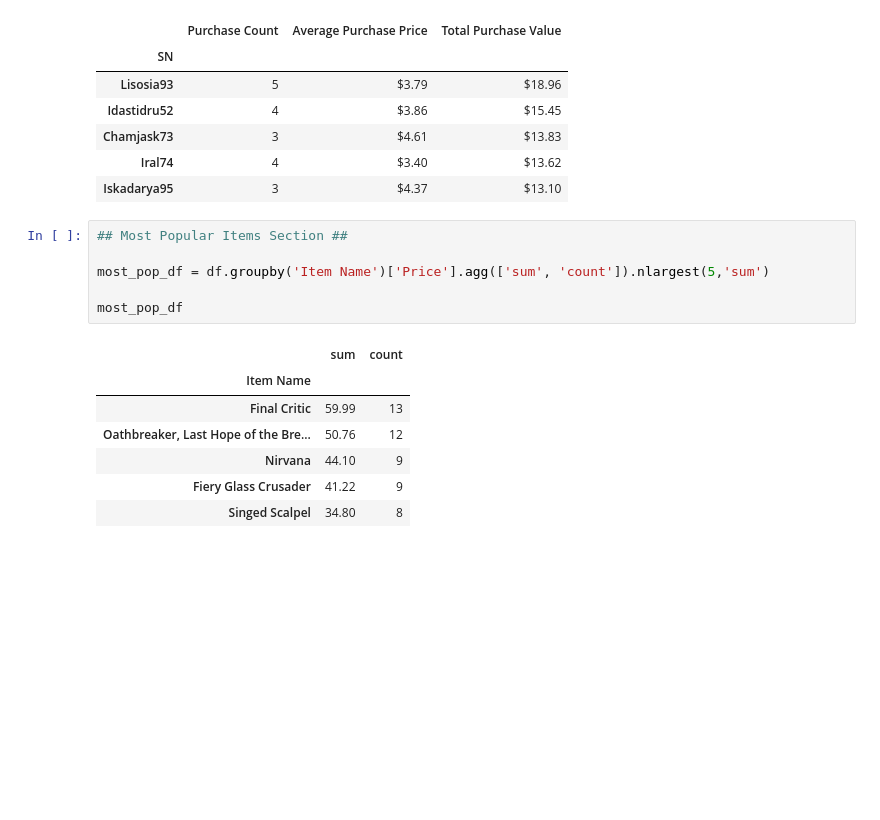
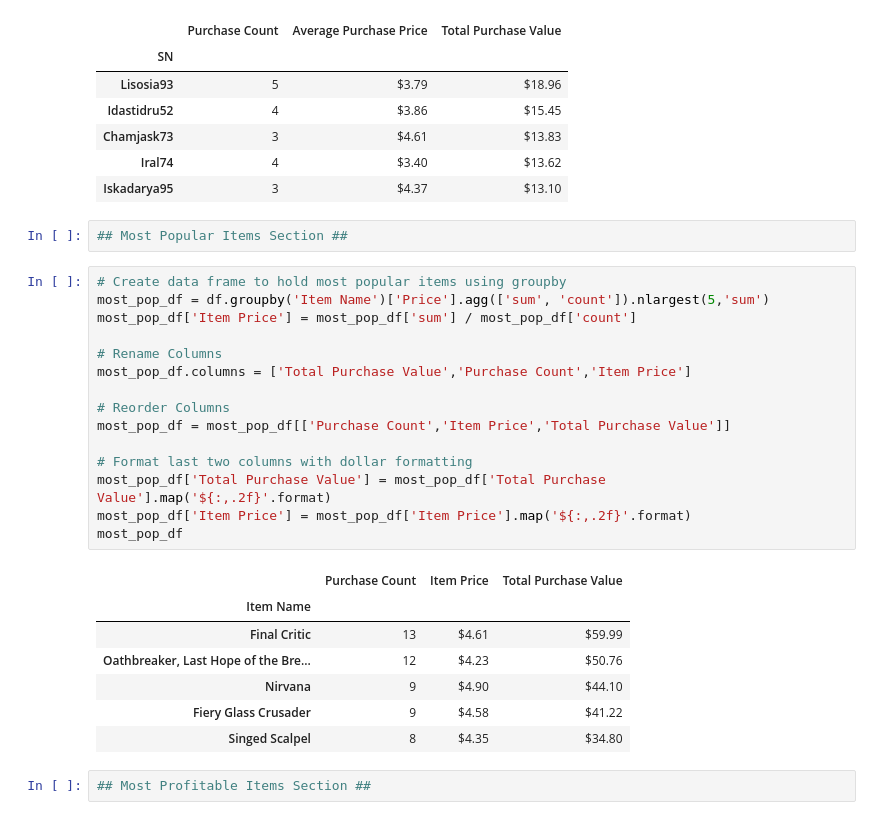
Before and after one commit to cblank210/pandas-challenge, a Jupyter notebook: HeroesOfPymoli/heroes_of_pymoli.ipynb, the cells around one changed output. Saved outputs shown, nothing was run; the diff lists cells and outputs as text; blank space fills up the shorter version.

```diff
--- a/HeroesOfPymoli/heroes_of_pymoli.ipynb
+++ b/HeroesOfPymoli/heroes_of_pymoli.ipynb
@@ -276,17 +276,30 @@ top_spender_df
 | Chamjask73 | 3 | $4.61 | $13.83 |
 | Iral74 | 4 | $3.40 | $13.62 |
 | Iskadarya95 | 3 | $4.37 | $13.10 |
-# %%
-## Most Popular Items Section ##
-
-most_pop_df = df.groupby('Item Name')['Price'].agg(['sum', 'count']).nlargest(5,'sum')
-
-most_pop_df
-# %% [output]
-|  | sum | count |
-| Item Name |  |  |
-| Final Critic | 59.99 | 13 |
-| Oathbreaker, Last Hope of the Bre... | 50.76 | 12 |
-| Nirvana | 44.10 | 9 |
-| Fiery Glass Crusader | 41.22 | 9 |
-| Singed Scalpel | 34.80 | 8 |
+# %%
+## Most Popular Items Section ##
+# %%
+# Create data frame to hold most popular items using groupby
+most_pop_df = df.groupby('Item Name')['Price'].agg(['sum', 'count']).nlargest(5,'sum')
+most_pop_df['Item Price'] = most_pop_df['sum'] / most_pop_df['count']
+
+# Rename Columns
+most_pop_df.columns = ['Total Purchase Value','Purchase Count','Item Price']
+
+# Reorder Columns
+most_pop_df = most_pop_df[['Purchase Count','Item Price','Total Purchase Value']]
+
+# Format last two columns with dollar formatting
+most_pop_df['Total Purchase Value'] = most_pop_df['Total Purchase Value'].map('${:,.2f}'.format)
+most_pop_df['Item Price'] = most_pop_df['Item Price'].map('${:,.2f}'.format)
+most_pop_df
+# %% [output]
+|  | Purchase Count | Item Price | Total Purchase Value |
+| Item Name |  |  |  |
+| Final Critic | 13 | $4.61 | $59.99 |
+| Oathbreaker, Last Hope of the Bre... | 12 | $4.23 | $50.76 |
+| Nirvana | 9 | $4.90 | $44.10 |
+| Fiery Glass Crusader | 9 | $4.58 | $41.22 |
+| Singed Scalpel | 8 | $4.35 | $34.80 |
+# %%
+## Most Profitable Items Section ##
```
Also changed, not shown: parts of 1 cell of this notebook.
